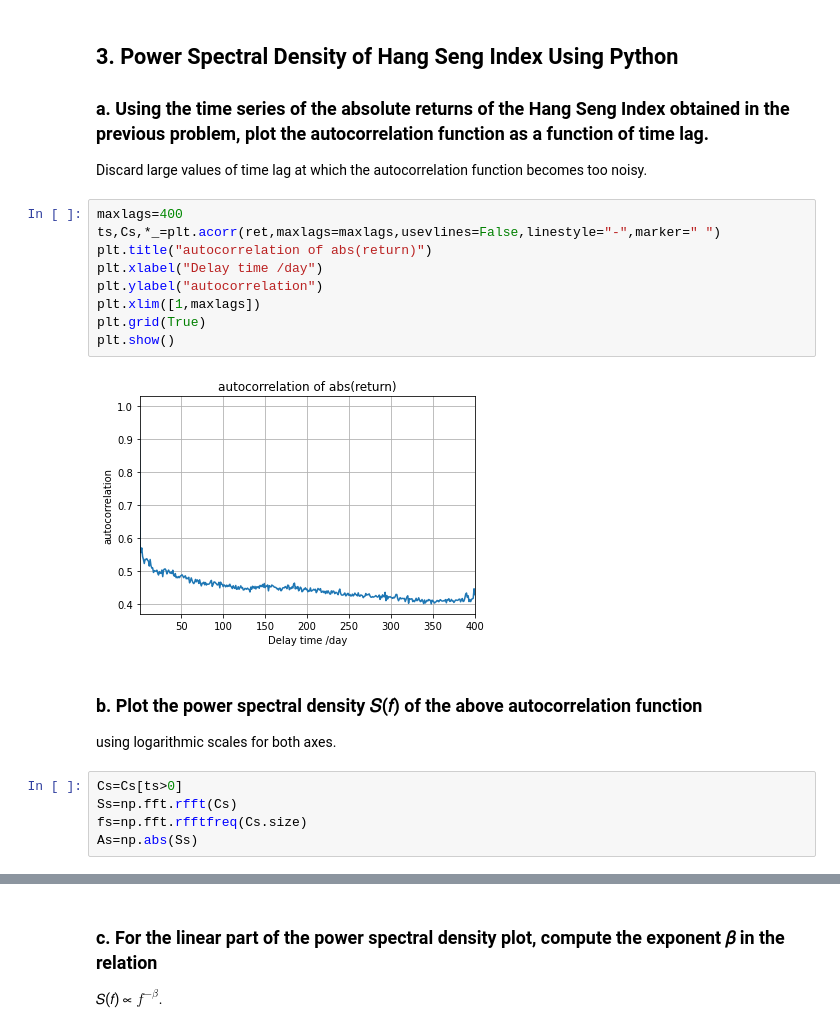
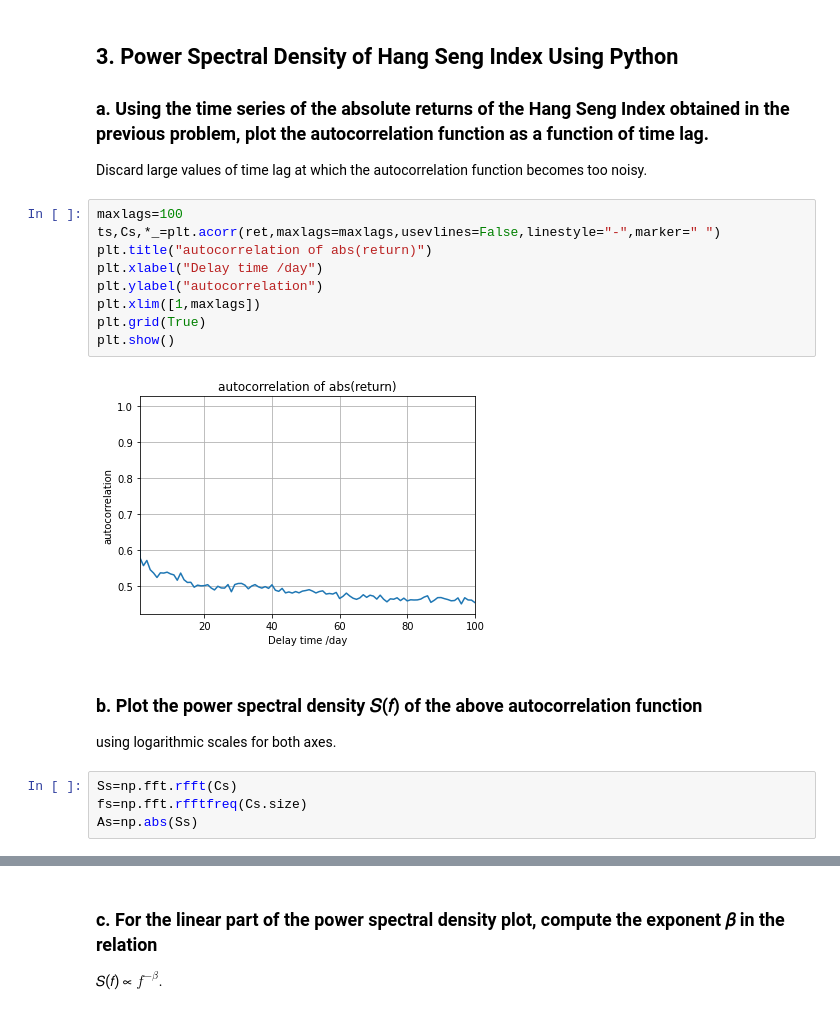
Before and after one commit to Algebra-FUN/DDM-Coursework, a Jupyter notebook: MSDM5003/Assignment/HW5/HW5.ipynb, the cells around one changed output, grey strips where cells are left out. Saved outputs shown, nothing was run; the diff lists cells and outputs as text.

```diff
--- a/MSDM5003/Assignment/HW5/HW5.ipynb
+++ b/MSDM5003/Assignment/HW5/HW5.ipynb
@@ -260,21 +261,20 @@ plt.show()
 ### a. Using the time series of the absolute returns of the Hang Seng Index obtained in the previous problem, plot the autocorrelation function as a function of time lag.
 Discard large values of time lag at which the autocorrelation function becomes too noisy.
 # %%
-maxlags=400
+maxlags=100
 ts,Cs,*_=plt.acorr(ret,maxlags=maxlags,usevlines=False,linestyle="-",marker=" ")
 plt.title("autocorrelation of abs(return)")
 plt.xlabel("Delay time /day")
 plt.ylabel("autocorrelation")
 plt.xlim([1,maxlags])
 plt.grid(True)
 plt.show()
 # %% [output]
-[figure, old version]
+[figure, new version]
 # %% [markdown]
 ### b. Plot the power spectral density 𝑆(𝑓) of the above autocorrelation function
 using logarithmic scales for both axes.
 # %%
-Cs=Cs[ts>0]
 Ss=np.fft.rfft(Cs)
 fs=np.fft.rfftfreq(Cs.size)
 As=np.abs(Ss)
```
Also changed, not shown: parts of 12 cells of this notebook, 1 other file.
